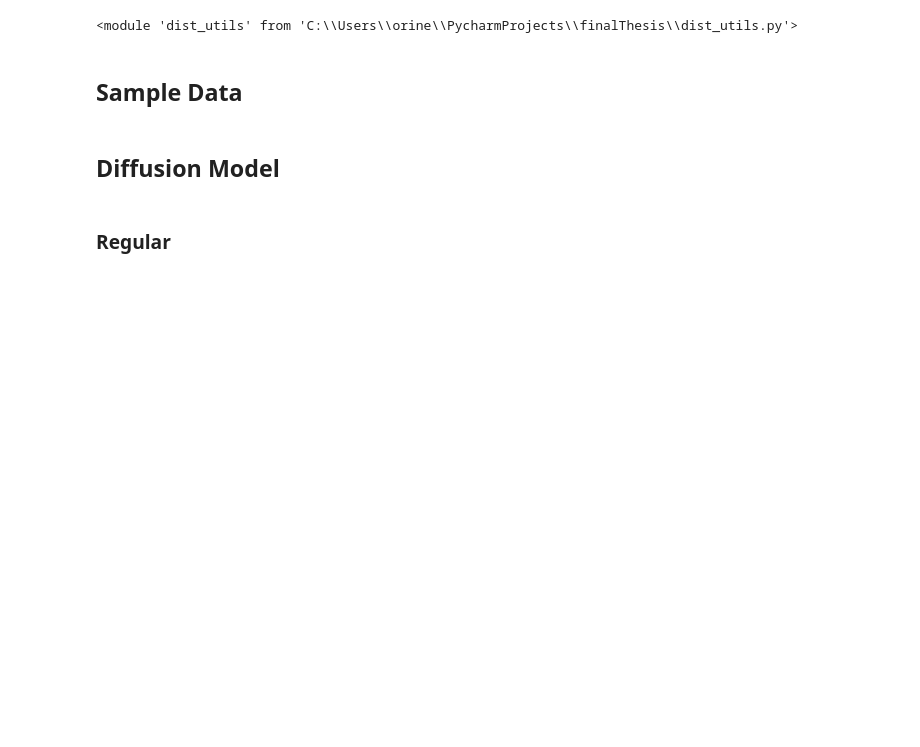
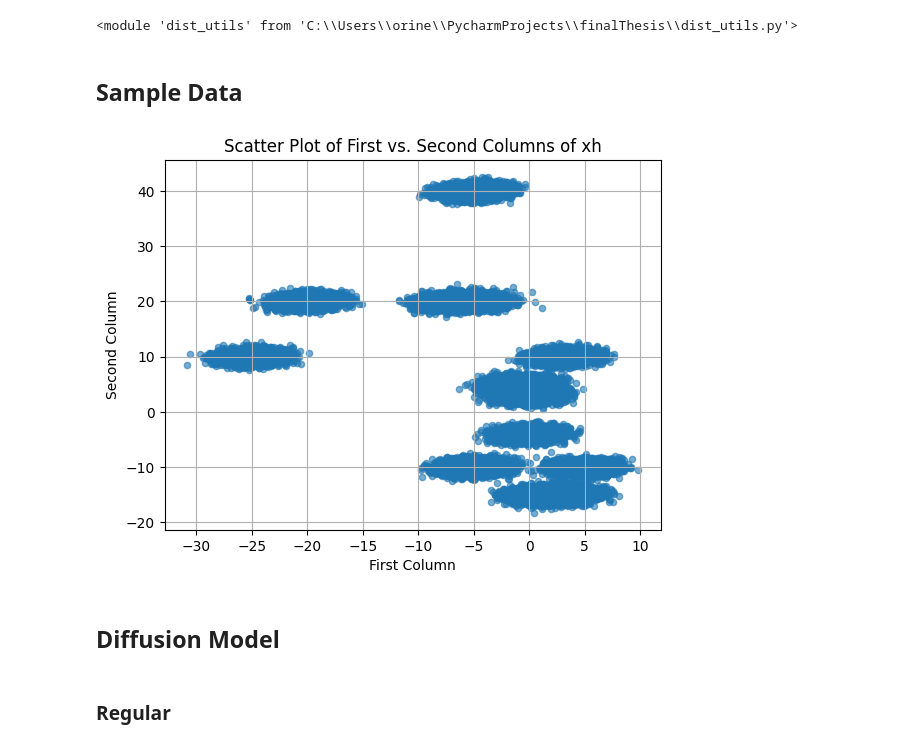
Before and after one commit to orineo1/CDM, a Jupyter notebook: testPlace.ipynb, the cells around one changed output. Cells and saved outputs as stored; diff of their text form; code cells hidden in the pictures; blank space fills up the shorter version.

```diff
--- a/testPlace.ipynb
+++ b/testPlace.ipynb
@@ -24,10 +24,26 @@ import numpy as np
 # %% [markdown]
 ## Sample Data
 # %%
-mu_list = [np.array([-5, 4]),
-           np.array([5, -4]),
-           # np.array([3, 5]),np.array([-1, 5]), np.array([0, 0]), np.array([5, -1]),np.array([-5, -1]), np.array([2, 1]),np.array([1, -7])
-           ]
+# mu_list = [np.array([-5, 4]),
+#            np.array([5, -4]),
+#            # np.array([3, 5]),np.array([-1, 5]), np.array([0, 0]), np.array([5, -1]),np.array([-5, -1]), np.array([2, 1]),np.array([1, -7])
+#            ]
+
+
+mu_list = [torch.tensor([-10,5],dtype=torch.float64),
+           torch.tensor([-10,-5],dtype=torch.float64),
+           torch.tensor([10, 3],dtype=torch.float64),
+           torch.tensor([5,-1],dtype=torch.float64),
+           torch.tensor([-4, 0],dtype=torch.float64),
+           torch.tensor([ 3,0],dtype=torch.float64),
+            torch.tensor([40,-5],dtype=torch.float64),
+            torch.tensor([20,-5],dtype=torch.float64),
+            torch.tensor([10,-25],dtype=torch.float64),
+           torch.tensor([-15,1],dtype=torch.float64),
+            torch.tensor([-15,3],dtype=torch.float64),
+            torch.tensor([ 20,-20],dtype=torch.float64),
+            torch.tensor([ 20,-7],dtype=torch.float64),]
+
 
 point_l = [[int(p[1]), int(p[0])] for p in mu_list]
 
@@ -47,17 +63,30 @@ device = 'cpu'  # Change to 'cuda' if using a GPU
 
 mog_means = [
     torch.tensor([5.0], dtype=torch.float64),
-    # torch.tensor([-5.0], dtype=torch.float64),
+    torch.tensor([-5.0], dtype=torch.float64),
 
 ]
-mog_variances = [torch.tensor([.25], dtype=torch.float64),
-     # torch.tensor([.25], dtype=torch.float64),
+mog_variances = [torch.tensor([2.], dtype=torch.float64),
+     torch.tensor([2.], dtype=torch.float64),
      ]
-weights = torch.tensor([1.,
-                        # .5
+weights = torch.tensor([.5,
+                        .5
                         ], dtype=torch.float64)
 # %%
 X = dist_utils.generate_mog_samples(50_000, mu_list, Sigma_list, alpha).float().to(device)
+# %%
+# Convert to numpy
+xh_cpu = X.detach().cpu().numpy()
+
+# Scatter plot of first column vs. second column
+plt.scatter(xh_cpu[:, 0], xh_cpu[:, 1], alpha=0.6, s=20)
+plt.title("Scatter Plot of First vs. Second Columns of xh")
+plt.xlabel("First Column")
+plt.ylabel("Second Column")
+plt.grid(True)
+plt.show()
+# %% [output]
+[figure, added]
 # %% [markdown]
 ## Diffusion Model
 # %% [markdown]
```
Also changed, not shown: parts of 16 cells of this notebook.
